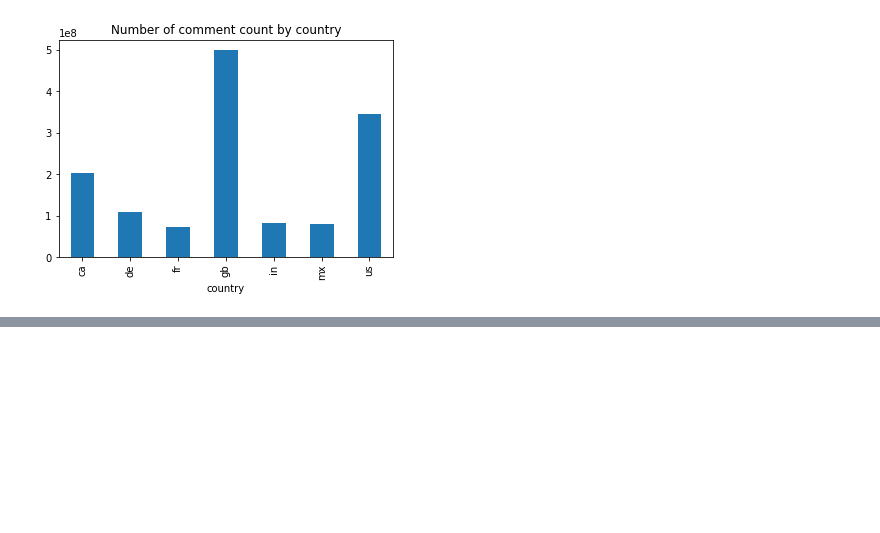
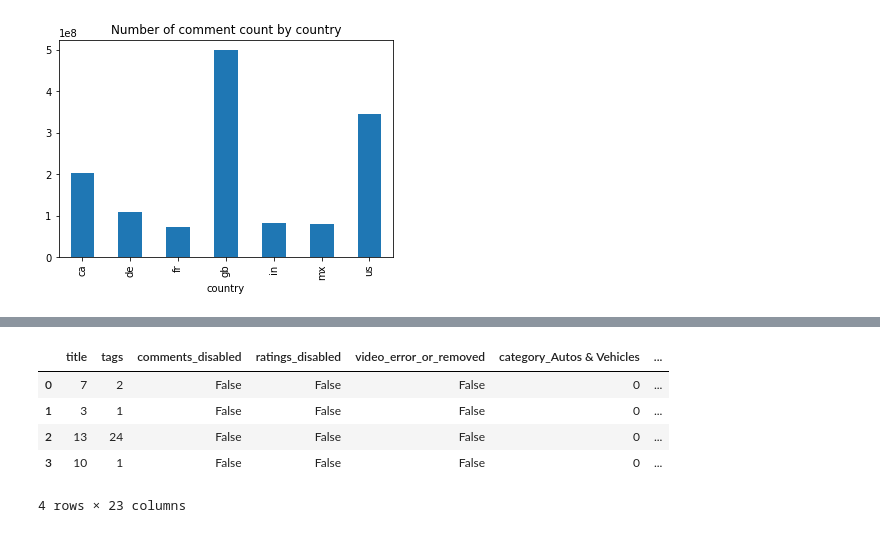
Before and after one commit to srivasis/MA384, a Jupyter notebook: AllDataStatistics.ipynb, the cells around one changed output, grey strips where cells are left out. Saved outputs shown, nothing was run; the diff lists cells and outputs as text; code cells hidden in the pictures; blank space fills up the shorter version.

```diff
--- a/AllDataStatistics.ipynb
+++ b/AllDataStatistics.ipynb
@@ -75,0 +89,17 @@ Text(0.5, 1.0, 'Number of comment count by country')
+# %%
+attributes = allData.drop(['channel_title','views','likes','dislikes','comment_count','trending','video_id','thumbnail_link','trending_date','publish_time','description','country'],axis=1)
+# %%
+attributes.title = [len(title.split()) for title in attributes.title]
+# %%
+attributes.tags = [len(tag.split()) for tag in attributes.tags]
+# %%
+attributes = pd.get_dummies(attributes)
+# %%
+attributes.head(4)
+# %% [output]
+|  | title | tags | comments_disabled | ratings_disabled | video_error_or_removed | category_Autos & Vehicles | ... |
+| 0 | 7 | 2 | False | False | False | 0 | ... |
+| 1 | 3 | 1 | False | False | False | 0 | ... |
+| 2 | 13 | 24 | False | False | False | 0 | ... |
+| 3 | 10 | 1 | False | False | False | 0 | ... |
+4 rows × 23 columns
```
Also changed, not shown: parts of 20 cells of this notebook, 1 other file.
